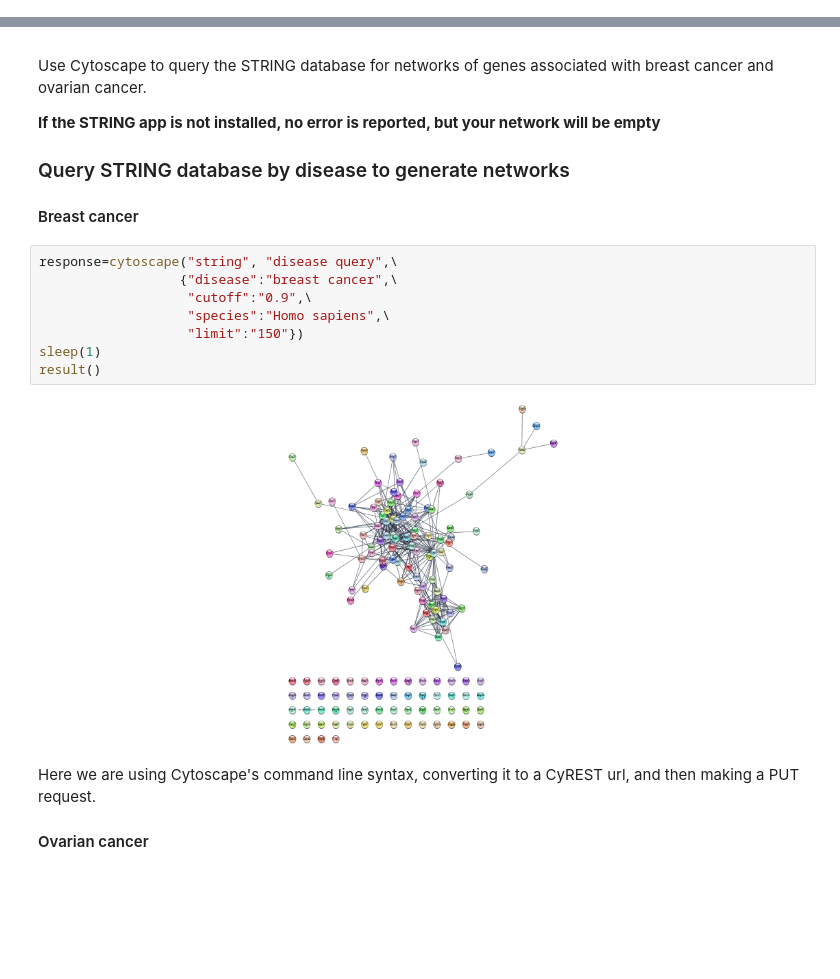
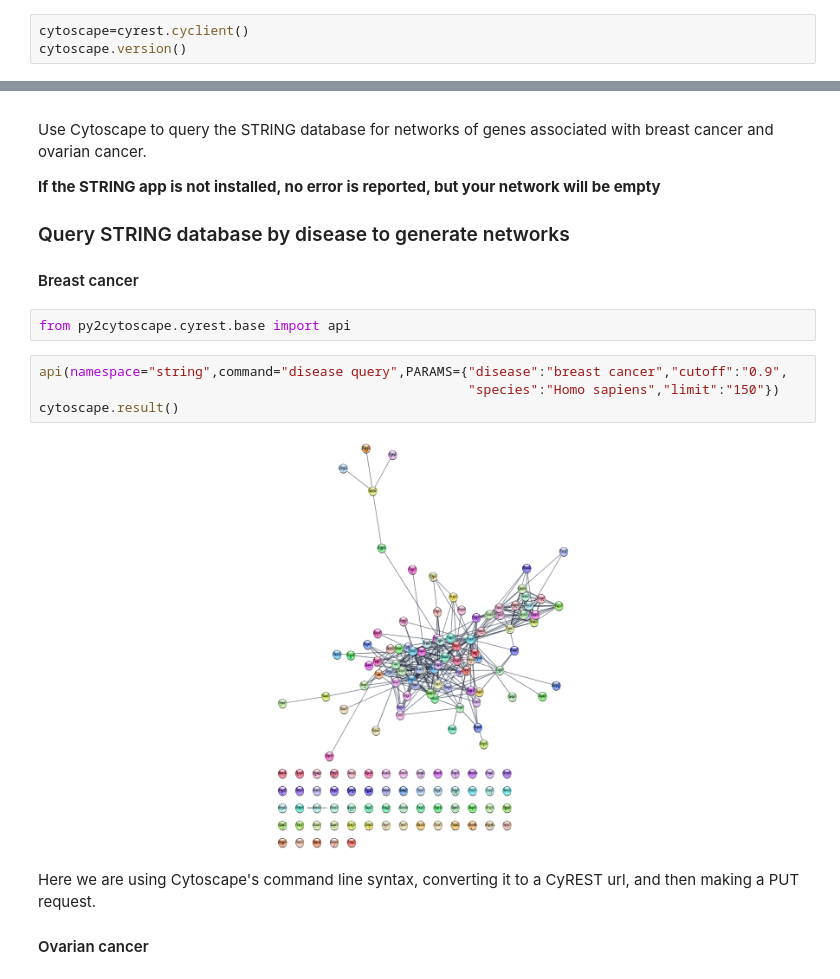
Before and after one commit to cytoscape/cytoscape-automation, a Jupyter notebook: for-scripters/Python/advanced-cancer-networks-and-data.ipynb, the cells around one changed output, grey strips where cells are left out. Saved outputs shown, nothing was run; the diff lists cells and outputs as text; blank space fills up the shorter version.

Commit message:
advanced-cancer-networks-and-data.ipynb: py2cytoscape.cyrest usage

```diff
--- a/for-scripters/Python/advanced-cancer-networks-and-data.ipynb
+++ b/for-scripters/Python/advanced-cancer-networks-and-data.ipynb
@@ -427,0 +25,3 @@ apiVersion v1
+# %%
+cytoscape=cyrest.cyclient()
+cytoscape.version()
@@ -441,16 +44,14 @@ Use Cytoscape to query the STRING database for networks of genes associated with
 ### Query STRING database by disease to generate networks
 
 #### Breast cancer
+# %%
+from py2cytoscape.cyrest.base import api
 # %%
-response=cytoscape("string", "disease query",\
-                  {"disease":"breast cancer",\
-                   "cutoff":"0.9",\
-                   "species":"Homo sapiens",\
-                   "limit":"150"})
-sleep(1)
-result()
+api(namespace="string",command="disease query",PARAMS={"disease":"breast cancer","cutoff":"0.9",
+                                                       "species":"Homo sapiens","limit":"150"})
+cytoscape.result()
 # %% [output]
-[figure, old version]
+[figure, new version]
 # %% [markdown]
 Here we are using Cytoscape's command line syntax, converting it to a CyREST url, and then making a PUT request.
 
```
Also changed, not shown: parts of 41 cells of this notebook.
